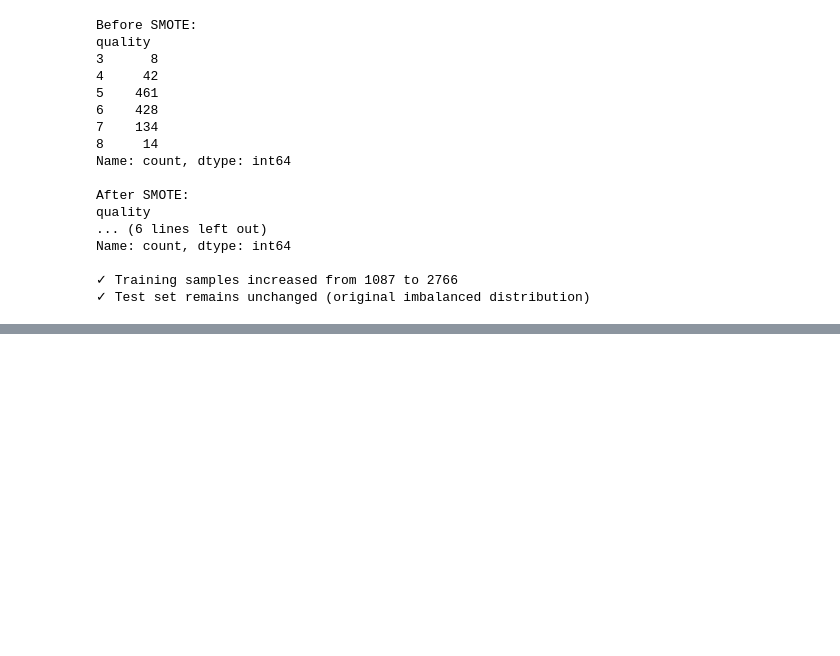
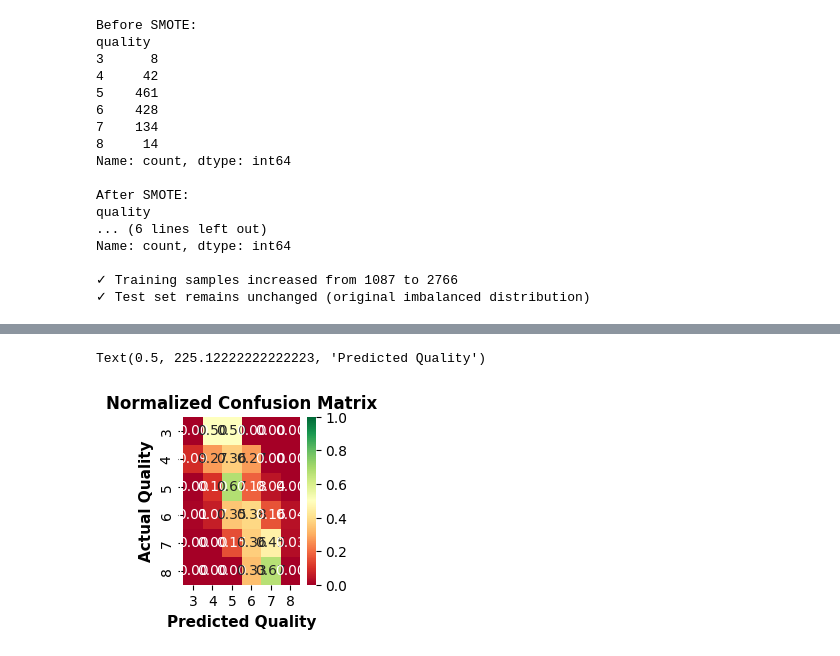
Before and after one commit to Imane-krb/WineClassification, a Jupyter notebook: Wine_project.ipynb, the cells around one changed output, grey strips where cells are left out. Drawn from its saved outputs; the diff is of its cells as text; code cells hidden in the pictures; blank space fills up the shorter version.

```diff
--- a/Wine_project.ipynb
+++ b/Wine_project.ipynb
@@ -1078,0 +1156,14 @@ Meilleur CV score: 0.8547
+# %%
+# 2. Normalized confusion matrix (percentages)
+ax2 = plt.subplot(2, 3, 2)
+cm_normalized = cm.astype('float') / cm.sum(axis=1)[:, np.newaxis]
+sns.heatmap(cm_normalized, annot=True, fmt='.2f', cmap='RdYlGn',
+            xticklabels=classes, yticklabels=classes, vmin=0, vmax=1)
+plt.title('Normalized Confusion Matrix', fontsize=12, fontweight='bold')
+plt.ylabel('Actual Quality', fontsize=11, fontweight='bold')
+plt.xlabel('Predicted Quality', fontsize=11, fontweight='bold')
+# Justification: Normalization shows per-class accuracy as proportions
+# Makes it easier to compare performance across imbalanced classes
+# %% [output]
+Text(0.5, 225.12222222222223, 'Predicted Quality')
+[figure, added]
```
Also changed, not shown: parts of 60 cells of this notebook.
